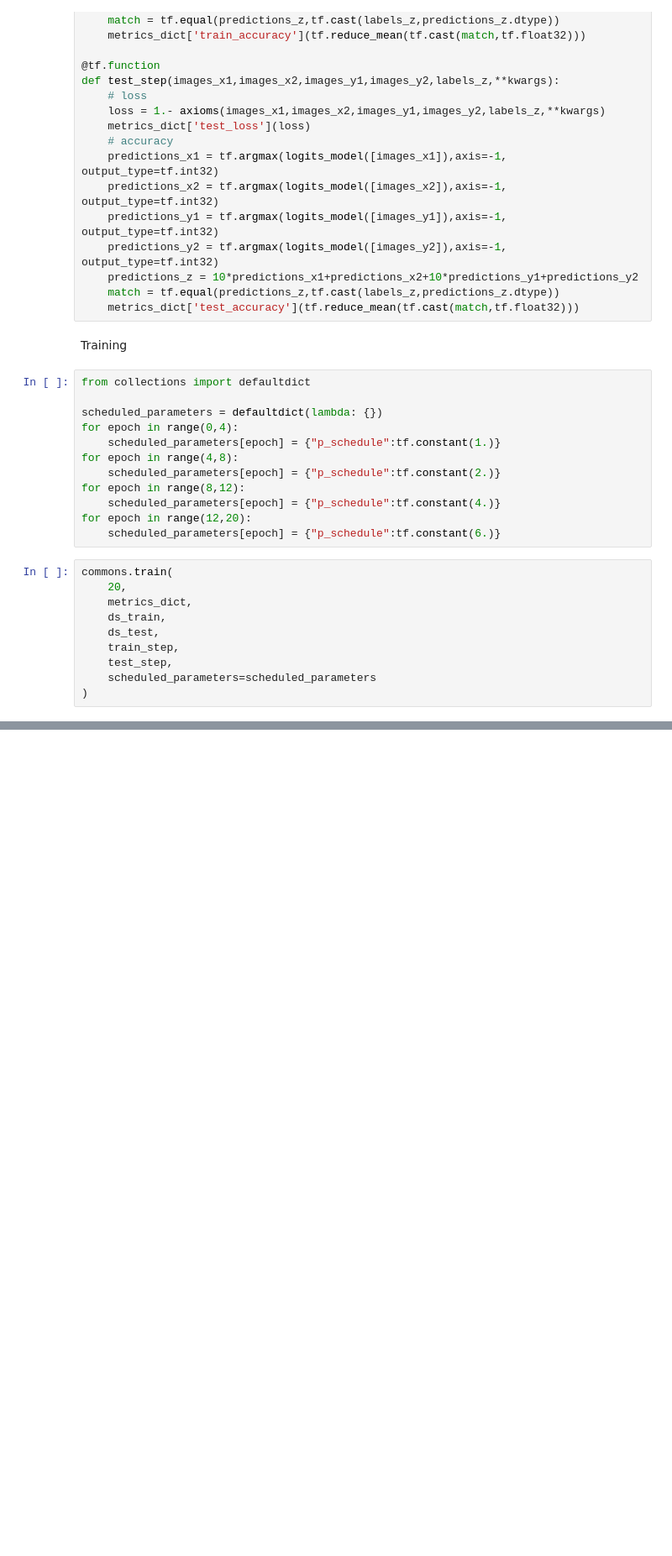
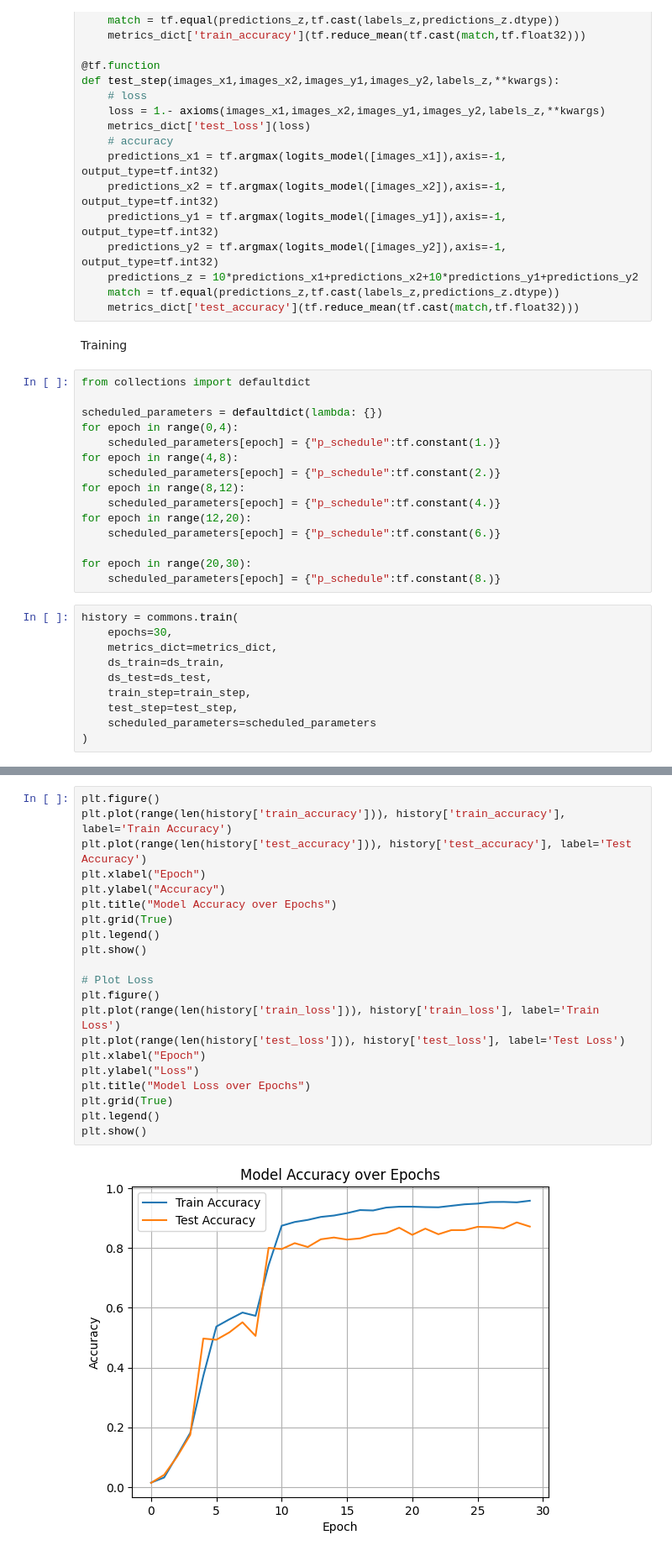
Before and after one commit to myriamcg/NeSy-vs-Backdoors, a Jupyter notebook: examples/mnist/multi_digits_addition.ipynb, the cells around one changed output, grey strips where cells are left out. Shown at 84% size. Cells and saved outputs as stored; diff of their text form; blank space fills up the shorter version.

Commit message:
added plots, lowered loss and increased accuracy in mnist task, also have difference operation

```diff
--- a/examples/mnist/multi_digits_addition.ipynb
+++ b/examples/mnist/multi_digits_addition.ipynb
@@ -182,14 +182,17 @@ for epoch in range(8,12):
     scheduled_parameters[epoch] = {"p_schedule":tf.constant(4.)}
 for epoch in range(12,20):
     scheduled_parameters[epoch] = {"p_schedule":tf.constant(6.)}
+
+for epoch in range(20,30):
+    scheduled_parameters[epoch] = {"p_schedule":tf.constant(8.)}
 # %%
-commons.train(
-    20,
-    metrics_dict,
-    ds_train,
-    ds_test,
-    train_step,
-    test_step,
+history = commons.train(
+    epochs=30,
+    metrics_dict=metrics_dict,
+    ds_train=ds_train,
+    ds_test=ds_test,
+    train_step=train_step,
+    test_step=test_step,
     scheduled_parameters=scheduled_parameters
 )
 # %% [output]
@@ -215,0 +216,23 @@ Epoch 19, train_loss: 0.5268, train_accuracy: 0.9618, test_loss: 0.5752, test_ac
+# %%
+plt.figure()
+plt.plot(range(len(history['train_accuracy'])), history['train_accuracy'], label='Train Accuracy')
+plt.plot(range(len(history['test_accuracy'])), history['test_accuracy'], label='Test Accuracy')
+plt.xlabel("Epoch")
+plt.ylabel("Accuracy")
+plt.title("Model Accuracy over Epochs")
+plt.grid(True)
+plt.legend()
+plt.show()
+
+# Plot Loss
+plt.figure()
+plt.plot(range(len(history['train_loss'])), history['train_loss'], label='Train Loss')
+plt.plot(range(len(history['test_loss'])), history['test_loss'], label='Test Loss')
+plt.xlabel("Epoch")
+plt.ylabel("Loss")
+plt.title("Model Loss over Epochs")
+plt.grid(True)
+plt.legend()
+plt.show()
+# %% [output]
+[figure, added]
```
Also changed, not shown: parts of 4 cells of this notebook, 3 other files.
